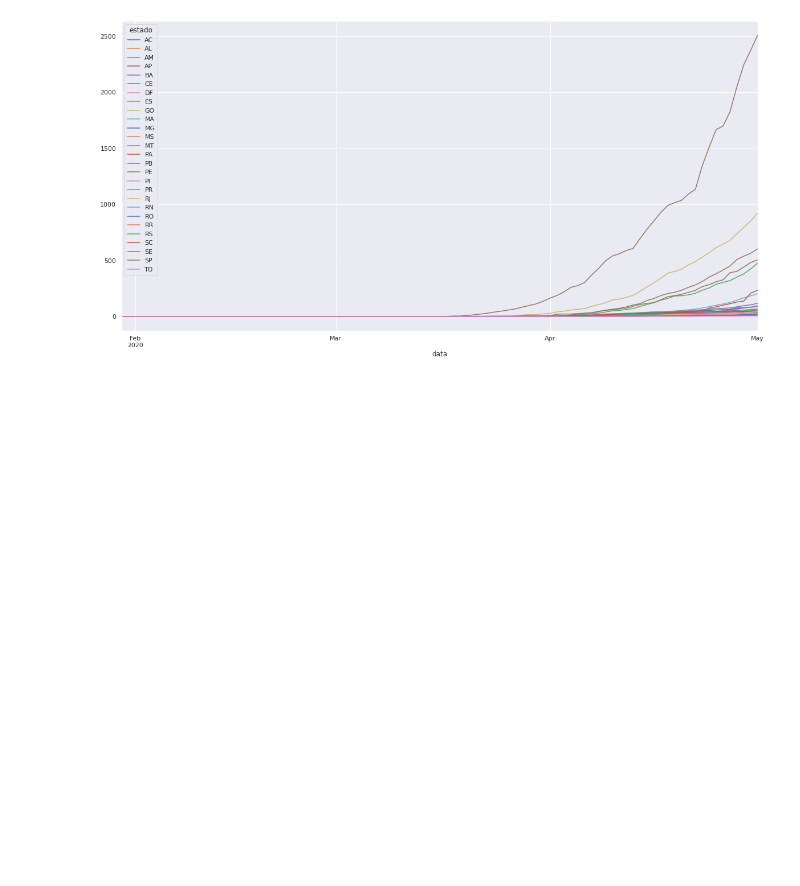
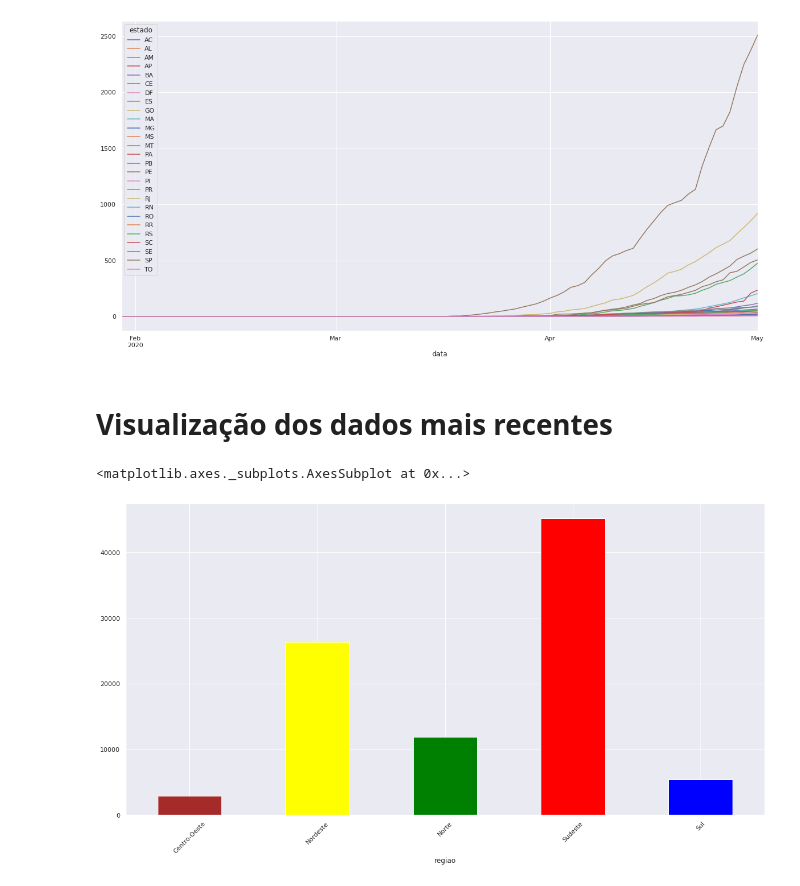
Before and after one commit to kenzosakiyama/corona_virus_brasil, a Jupyter notebook: notebooks/corona_brasil.ipynb, the cells around one changed output. Saved outputs shown, nothing was run; the diff lists cells and outputs as text; code cells hidden in the pictures; blank space fills up the shorter version.

Commit message:
Adicionando análise mais recente

```diff
--- a/notebooks/corona_brasil.ipynb
+++ b/notebooks/corona_brasil.ipynb
@@ -95,3 +95,10 @@ estados_df["obitosAcumulados"].plot()
 # %% [output]
 <matplotlib.axes._subplots.AxesSubplot at 0x...>
 [figure]
+# %% [markdown]
+# Visualização dos dados mais recentes
+# %%
+final_reg_df.iloc[-1]["casosAcumulados"].plot.bar(rot=45, color=["brown", "yellow", "green", "red", "blue"])
+# %% [output]
+<matplotlib.axes._subplots.AxesSubplot at 0x...>
+[figure, added]
```
Also changed, not shown: parts of 1 cell of this notebook.
